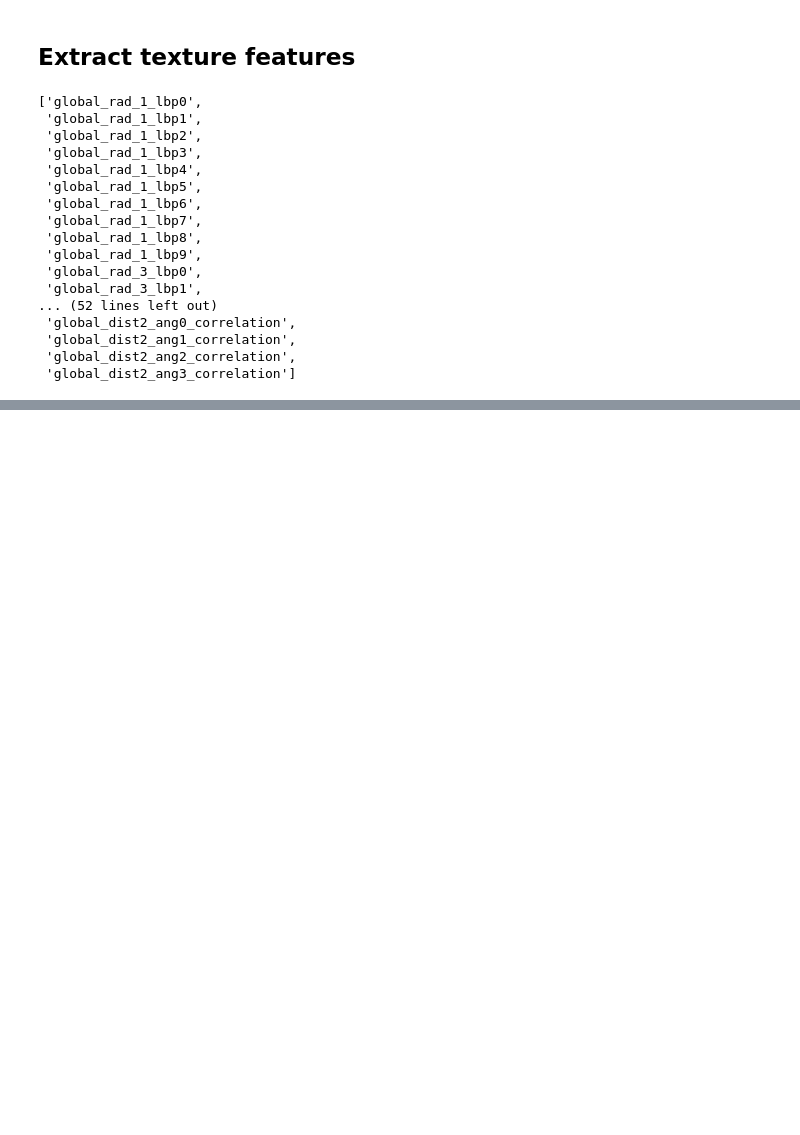
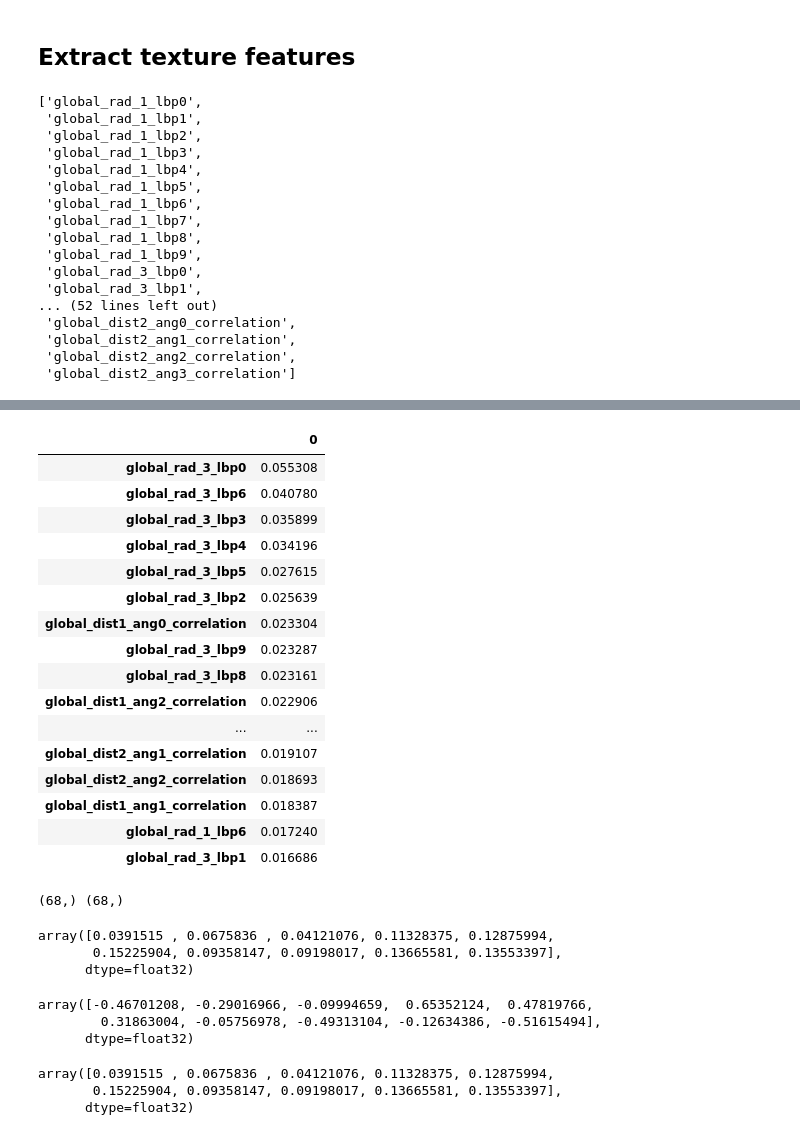
Before and after one commit to cansuyalcinn/skin-lesion-segmentation, a Jupyter notebook: notebooks/texture_features.ipynb, the cells around one changed output, grey strips where cells are left out. Cells and saved outputs as stored; diff of their text form; code cells hidden in the pictures; blank space fills up the shorter version.

```diff
--- a/notebooks/texture_features.ipynb
+++ b/notebooks/texture_features.ipynb
@@ -88,0 +118,11 @@ df.to_feather('../data/binary/ds1000_texture_features.f')
+# %%
+# data preparation
+
+df.replace({'nevus': 1, 'others': 0}, inplace=True)
+
+df_train = df.iloc[:800, :].sample(frac=1, random_state=42)
+df_val = df.iloc[800:, :].sample(frac=1, random_state=42)
+# df_val
+
+X_train, y_train = df_train.iloc[:, :68].to_numpy(dtype=np.float32), df_train.iloc[:, 68].to_numpy()
+X_test, y_test = df_val.iloc[:, :68].to_numpy(dtype= np.float32), df_val.iloc[:, 68].to_numpy()
@@ -88,0 +133,12 @@ df.to_feather('../data/binary/ds1000_texture_features.f')
+# %%
+classifier = RandomForestClassifier(random_state=42, n_jobs=-1)
+param_grid = {
+    'classifier__n_estimators': [50, 100, 500],
+    'classifier__max_depth': [50, 70, 100],
+}
+
+#Let's apply a stratified 10-fold cross validation
+cv = StratifiedKFold(n_splits=10, shuffle=True, random_state=42)
+
+#Let's build a pipeline with only a scaler and a linear SVM
+pipe = Pipeline([('scaler', StandardScaler()),('classifier', classifier)]) #SVC(kernel='linear'))])
@@ -88,0 +177,33 @@ df.to_feather('../data/binary/ds1000_texture_features.f')
+# %%
+feature_importances = grid_search.best_estimator_._final_estimator.feature_importances_
+# %%
+cfe = FeaturesExtraction(levels=['global'], color_params={})
+fimp_df = pd.DataFrame(data=[feature_importances], columns=cfe.features_names).transpose()
+# fimp_df
+fimp_df.sort_values(0,axis=0,inplace=True, ascending=False)
+fimp_df.head(20)
+# %% [output]
+|  | 0 |
+| global_rad_3_lbp0 | 0.055308 |
+| global_rad_3_lbp6 | 0.040780 |
+| global_rad_3_lbp3 | 0.035899 |
+| global_rad_3_lbp4 | 0.034196 |
+| global_rad_3_lbp5 | 0.027615 |
+| global_rad_3_lbp2 | 0.025639 |
+| global_dist1_ang0_correlation | 0.023304 |
+| global_rad_3_lbp9 | 0.023287 |
+| global_rad_3_lbp8 | 0.023161 |
+| global_dist1_ang2_correlation | 0.022906 |
+| ... | ... |
+| global_dist2_ang1_correlation | 0.019107 |
+| global_dist2_ang2_correlation | 0.018693 |
+| global_dist1_ang1_correlation | 0.018387 |
+| global_rad_1_lbp6 | 0.017240 |
+| global_rad_3_lbp1 | 0.016686 |
+# %%
+# using a different scaler
+means = np.mean(X_train, axis=0)
+stds = np.std(X_train, axis=0)
+print(means.shape, stds.shape)
+# %% [output]
+(68,) (68,)
@@ -88,0 +225,23 @@ df.to_feather('../data/binary/ds1000_texture_features.f')
+# %%
+X_train[0,:10]
+# %% [output]
+array([0.0391515 , 0.0675836 , 0.04121076, 0.11328375, 0.12875994,
+       0.15225904, 0.09358147, 0.09198017, 0.13665581, 0.13553397],
+      dtype=float32)
+# %%
+full_scaler = StandardScaler()
+X_fs = full_scaler.fit_transform(X_train)
+X_fs[0,:10]
+# %% [output]
+array([-0.46701208, -0.29016966, -0.09994659,  0.65352124,  0.47819766,
+        0.31863004, -0.05756978, -0.49313104, -0.12634386, -0.51615494],
+      dtype=float32)
+# %%
+scaler = TextureScaler()
+scaler.fit(X_train)
+X_scaled = scaler.transform(X_train)
+X_scaled[0,:10]
+# %% [output]
+array([0.0391515 , 0.0675836 , 0.04121076, 0.11328375, 0.12875994,
+       0.15225904, 0.09358147, 0.09198017, 0.13665581, 0.13553397],
+      dtype=float32)
```
Also changed, not shown: parts of 13 cells of this notebook.
